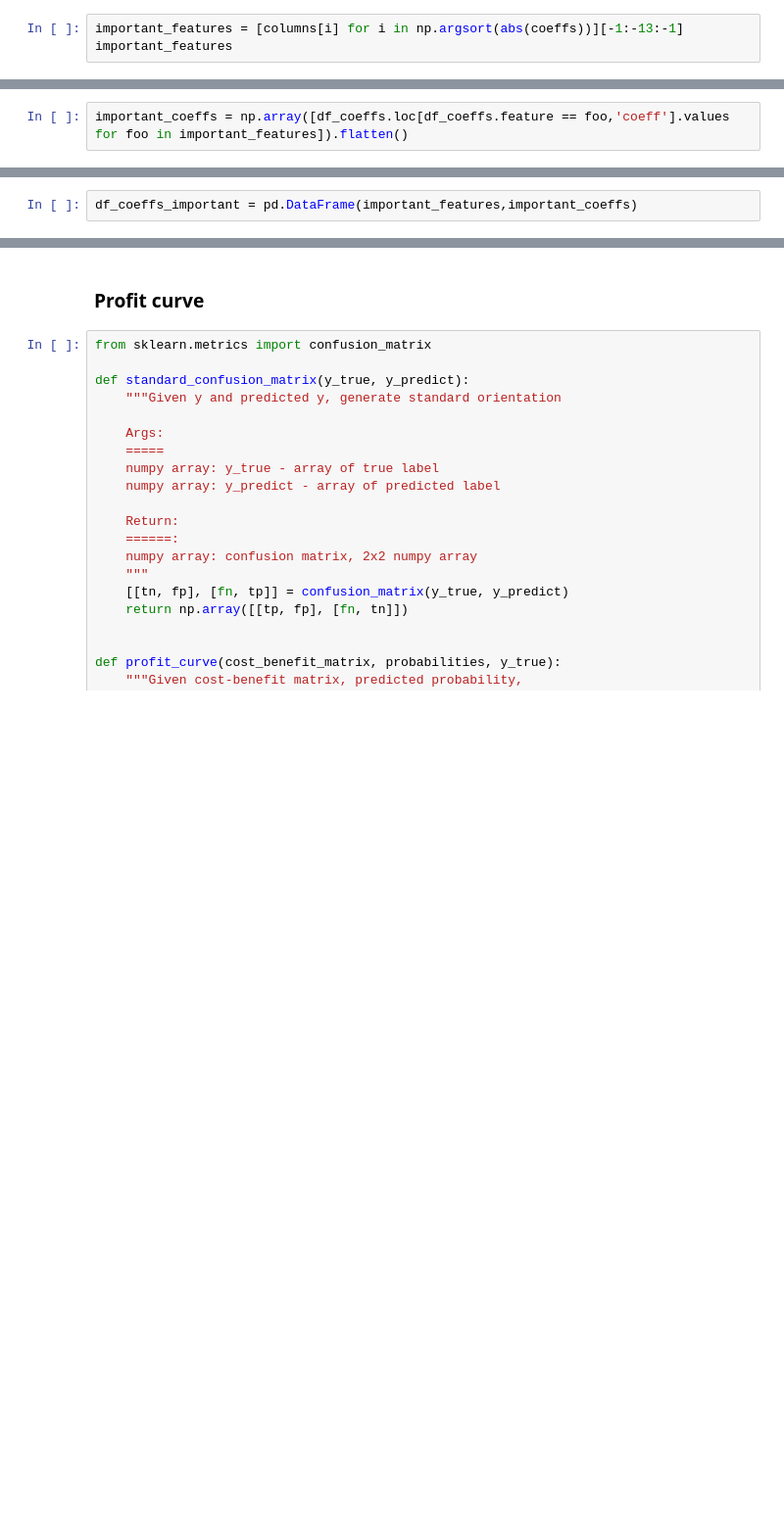
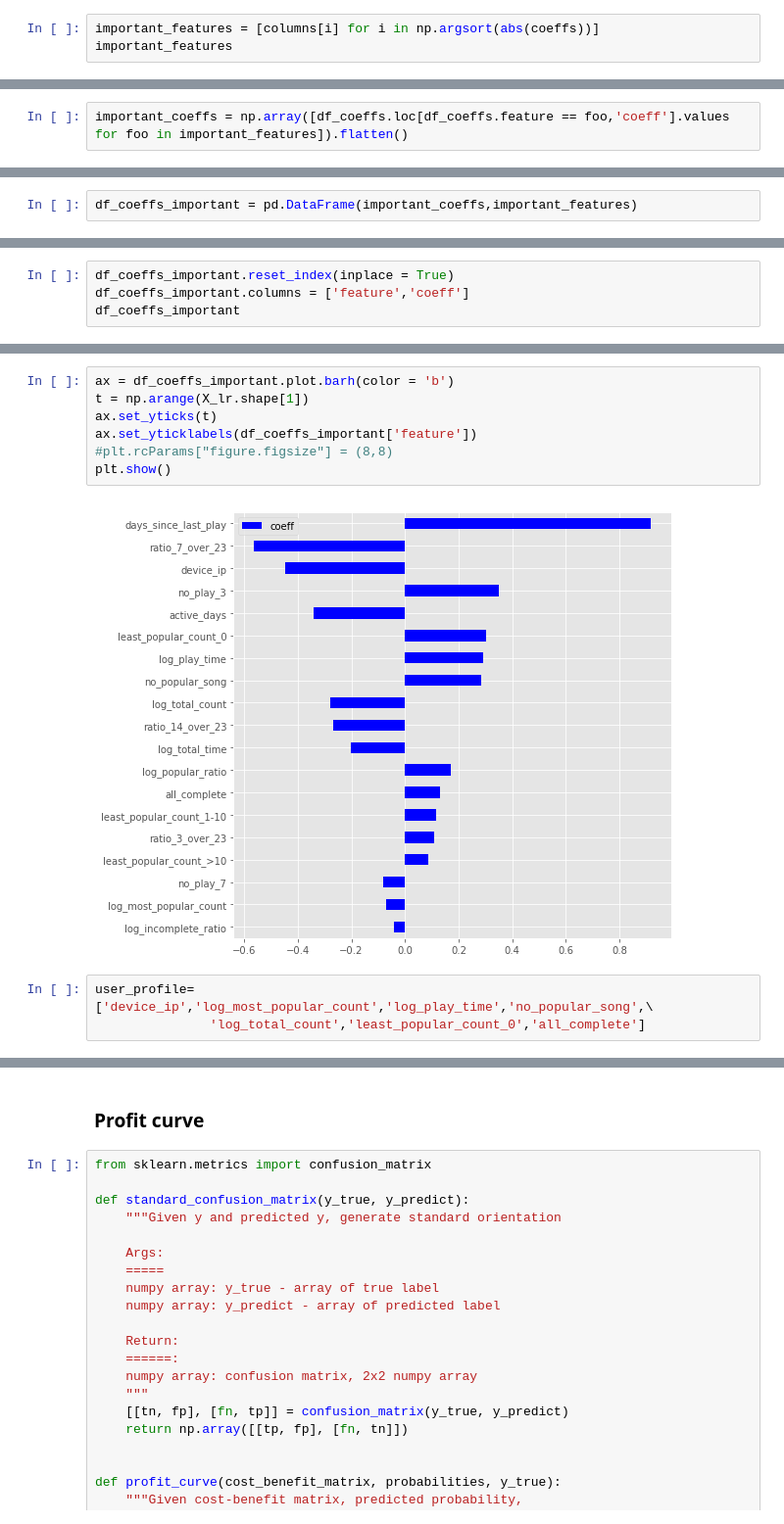
Before and after one commit to YXChen512/Churn_Analysis_music_player_app, a Jupyter notebook: 4. Random Forest and Logistic Regress classifiers.ipynb, the cells around one changed output, grey strips where cells are left out. Shown at 98% size. Drawn from its saved outputs; the diff is of its cells as text; blank space fills up the shorter version.

```diff
--- a/4. Random Forest and Logistic Regress classifiers.ipynb
+++ b/4. Random Forest and Logistic Regress classifiers.ipynb
@@ -397,4 +402,4 @@ array([ 2, 12,  6, 16, 17, 14,  7, 11, 15,  9,  4,  8,  5,  1, 10, 13,  3,
 # %%
-important_features = [columns[i] for i in np.argsort(abs(coeffs))][-1:-13:-1]
+important_features = [columns[i] for i in np.argsort(abs(coeffs))]
 important_features
 # %% [output]
@@ -421,2 +434,2 @@ array([ 0.8956955 , -0.46190262,  0.43769752,  0.40871531, -0.35972561,
 # %%
-df_coeffs_important = pd.DataFrame(important_features,important_coeffs)
+df_coeffs_important = pd.DataFrame(important_coeffs,important_features)
@@ -438,0 +436,4 @@ df_coeffs_important
+# %%
+df_coeffs_important.reset_index(inplace = True)
+df_coeffs_important.columns = ['feature','coeff']
+df_coeffs_important
@@ -438,0 +458,12 @@ df_coeffs_important
+# %%
+ax = df_coeffs_important.plot.barh(color = 'b')
+t = np.arange(X_lr.shape[1])
+ax.set_yticks(t)
+ax.set_yticklabels(df_coeffs_important['feature'])
+#plt.rcParams["figure.figsize"] = (8,8)
+plt.show()
+# %% [output]
+[figure, added]
+# %%
+user_profile= ['device_ip','log_most_popular_count','log_play_time','no_popular_song',\
+               'log_total_count','least_popular_count_0','all_complete']
```
Also changed, not shown: parts of 31 cells of this notebook, 1 other file.
